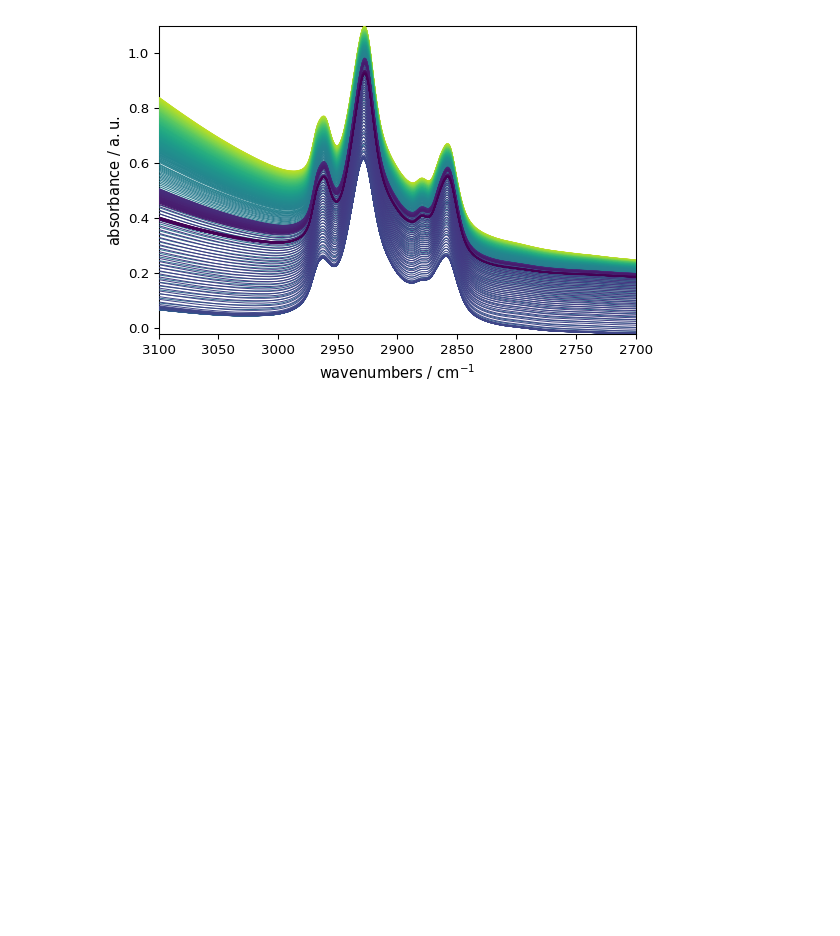
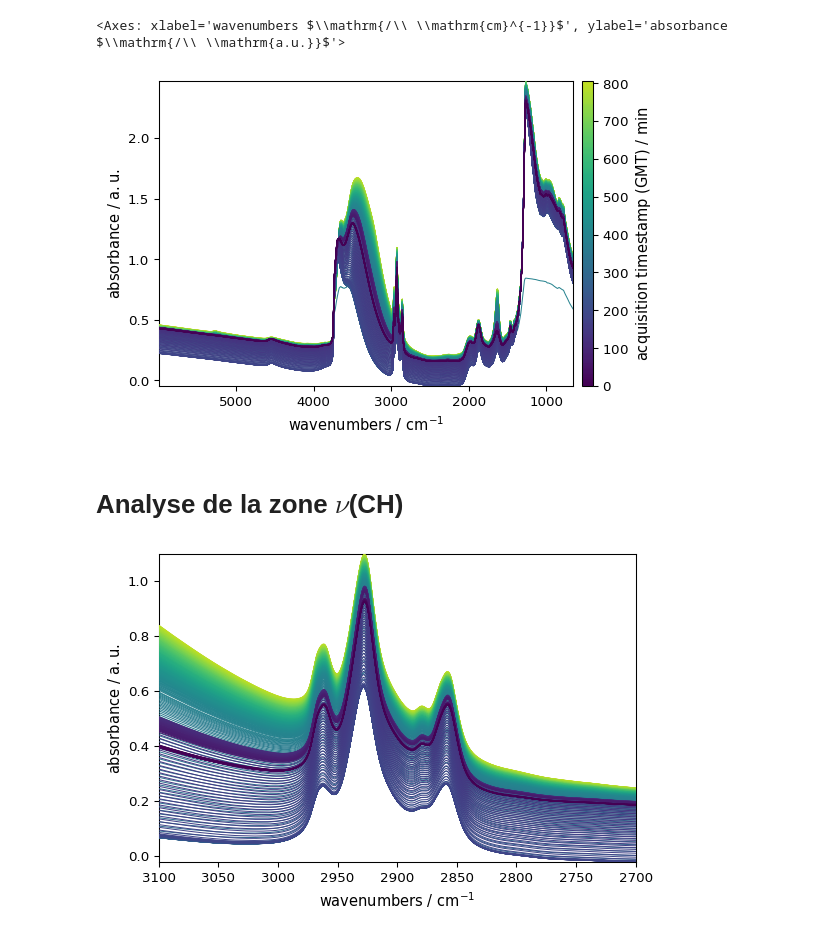
Before and after one commit to atravert/jihane-octeo, a Jupyter notebook: main.ipynb, the cells around one changed output. Drawn from its saved outputs; the diff is of its cells as text; code cells hidden in the pictures; blank space fills up the shorter version.

```diff
--- a/main.ipynb
+++ b/main.ipynb
@@ -9 +8,11 @@ A = scp.read("data\silice_octeo_2_torr_eau\sample")
+# %%
+A.y = A.y - A.y[0]
+A.y.ito('min')
+A.plot(colorbar=True)
+# %% [output]
+<Axes: xlabel='wavenumbers $\\mathrm{/\\ \\mathrm{cm}^{-1}}$', ylabel='absorbance $\\mathrm{/\\ \\mathrm{a.u.}}$'>
+[figure, added]
+# %% [markdown]
+
+# Analyse de la zone $\nu$(CH)
 # %%
```
Also changed, not shown: parts of 19 cells of this notebook.
